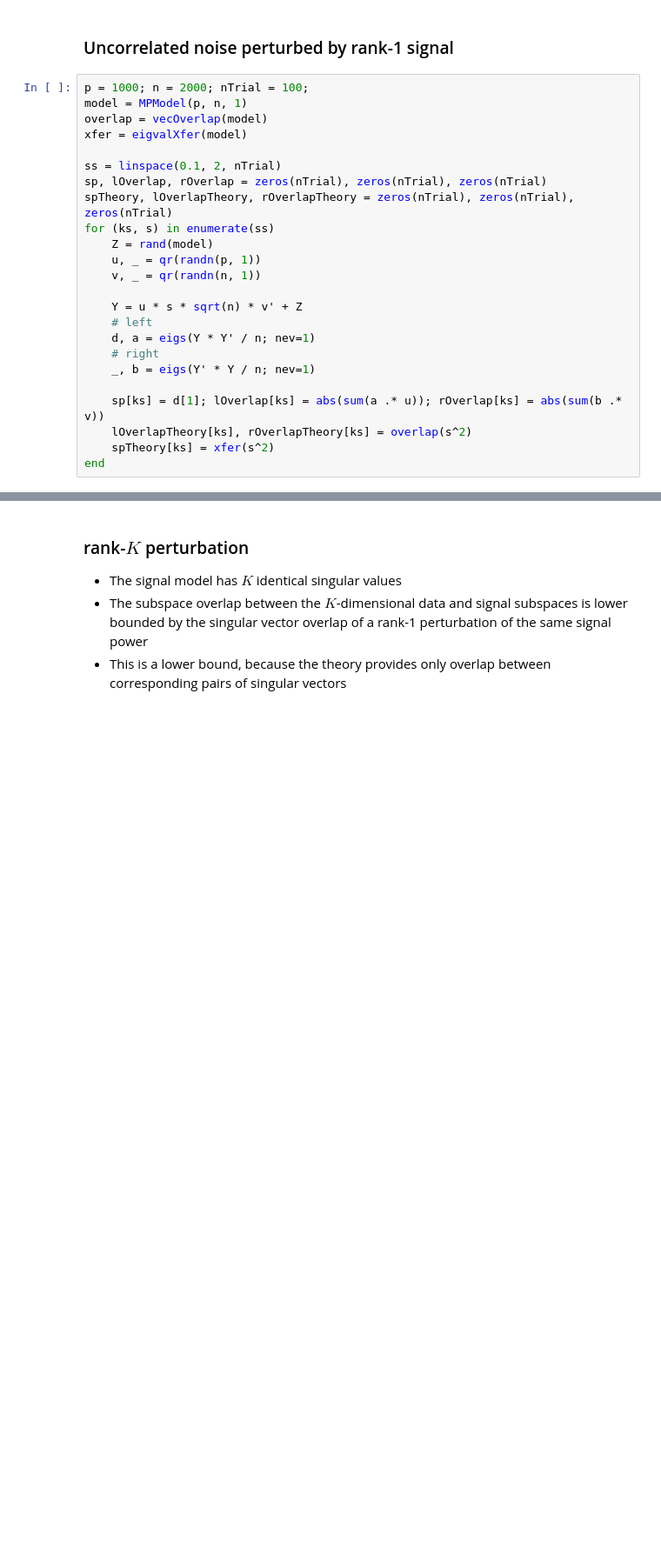
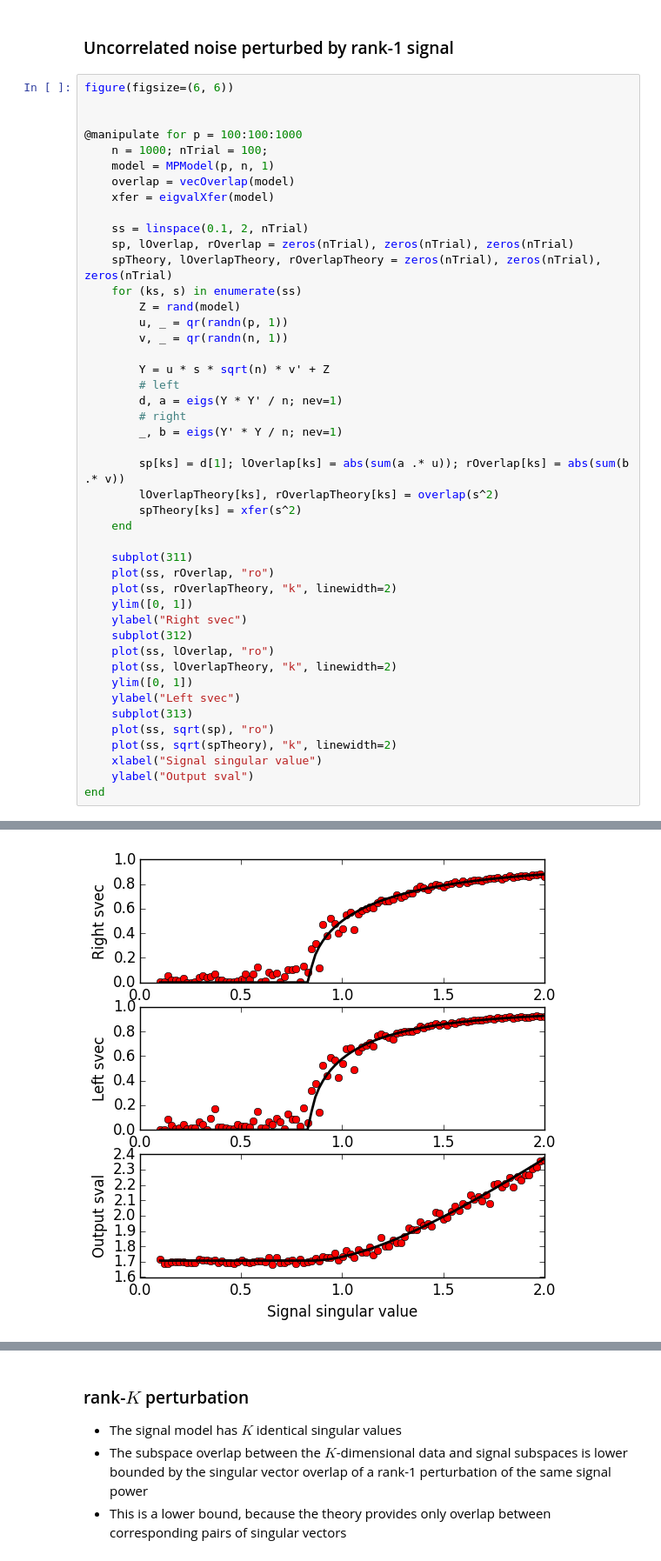
Before and after one commit to ganguli-lab/single-trial, a Jupyter notebook: Low-rank perturbation, static case.ipynb, the cells around one changed output, grey strips where cells are left out. Shown at 87% size. Saved outputs shown, nothing was run; the diff lists cells and outputs as text; blank space fills up the shorter version.

```diff
--- a/Low-rank perturbation, static case.ipynb
+++ b/Low-rank perturbation, static case.ipynb
@@ -16,26 +15,48 @@ cca (generic function with 1 method)
 # %% [markdown]
 ### Uncorrelated noise perturbed by rank-1 signal
 # %%
-p = 1000; n = 2000; nTrial = 100;
-model = MPModel(p, n, 1)
-overlap = vecOverlap(model)
-xfer = eigvalXfer(model)
+figure(figsize=(6, 6))
 
-ss = linspace(0.1, 2, nTrial)
-sp, lOverlap, rOverlap = zeros(nTrial), zeros(nTrial), zeros(nTrial)
-spTheory, lOverlapTheory, rOverlapTheory = zeros(nTrial), zeros(nTrial), zeros(nTrial)
-for (ks, s) in enumerate(ss)
-    Z = rand(model)
-    u, _ = qr(randn(p, 1))
-    v, _ = qr(randn(n, 1))
 
-    Y = u * s * sqrt(n) * v' + Z
-    # left
-    d, a = eigs(Y * Y' / n; nev=1)
-    # right
-    _, b = eigs(Y' * Y / n; nev=1)
+@manipulate for p = 100:100:1000
+    n = 1000; nTrial = 100;
+    model = MPModel(p, n, 1)
+    overlap = vecOverlap(model)
+    xfer = eigvalXfer(model)
 
-    sp[ks] = d[1]; lOverlap[ks] = abs(sum(a .* u)); rOverlap[ks] = abs(sum(b .* v))
-    lOverlapTheory[ks], rOverlapTheory[ks] = overlap(s^2)
-    spTheory[ks] = xfer(s^2)
+    ss = linspace(0.1, 2, nTrial)
+    sp, lOverlap, rOverlap = zeros(nTrial), zeros(nTrial), zeros(nTrial)
+    spTheory, lOverlapTheory, rOverlapTheory = zeros(nTrial), zeros(nTrial), zeros(nTrial)
+    for (ks, s) in enumerate(ss)
+        Z = rand(model)
+        u, _ = qr(randn(p, 1))
+        v, _ = qr(randn(n, 1))
+
+        Y = u * s * sqrt(n) * v' + Z
+        # left
+        d, a = eigs(Y * Y' / n; nev=1)
+        # right
+        _, b = eigs(Y' * Y / n; nev=1)
+
+        sp[ks] = d[1]; lOverlap[ks] = abs(sum(a .* u)); rOverlap[ks] = abs(sum(b .* v))
+        lOverlapTheory[ks], rOverlapTheory[ks] = overlap(s^2)
+        spTheory[ks] = xfer(s^2)
+    end
+
+    subplot(311)
+    plot(ss, rOverlap, "ro")
+    plot(ss, rOverlapTheory, "k", linewidth=2)
+    ylim([0, 1])
+    ylabel("Right svec")
+    subplot(312)
+    plot(ss, lOverlap, "ro")
+    plot(ss, lOverlapTheory, "k", linewidth=2)
+    ylim([0, 1])
+    ylabel("Left svec")
+    subplot(313)
+    plot(ss, sqrt(sp), "ro")
+    plot(ss, sqrt(spTheory), "k", linewidth=2)
+    xlabel("Signal singular value")
+    ylabel("Output sval")
 end
+# %% [output]
@@ -41,0 +64 @@ end
+[figure, added]
```
Also changed, not shown: parts of 3 cells of this notebook.
